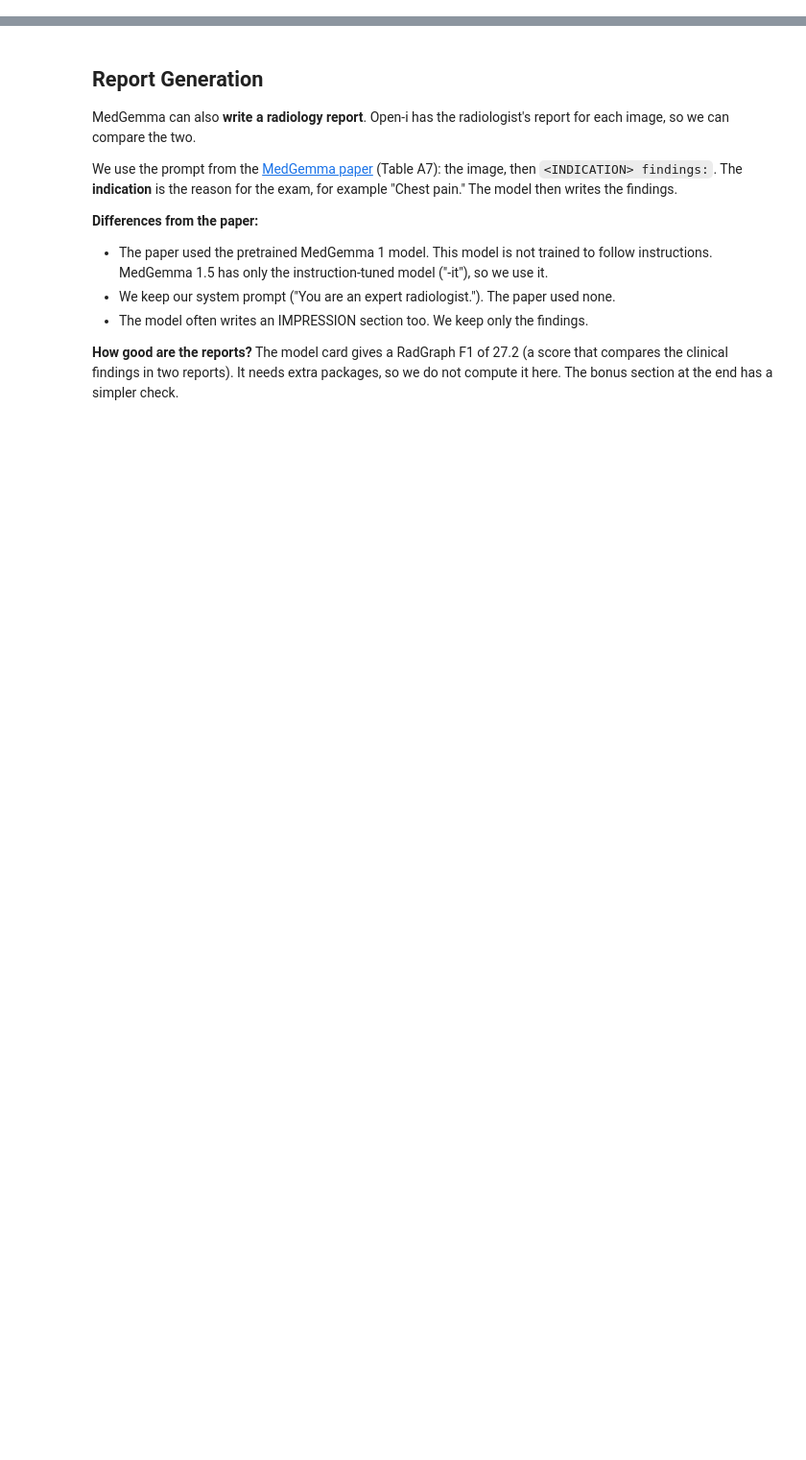
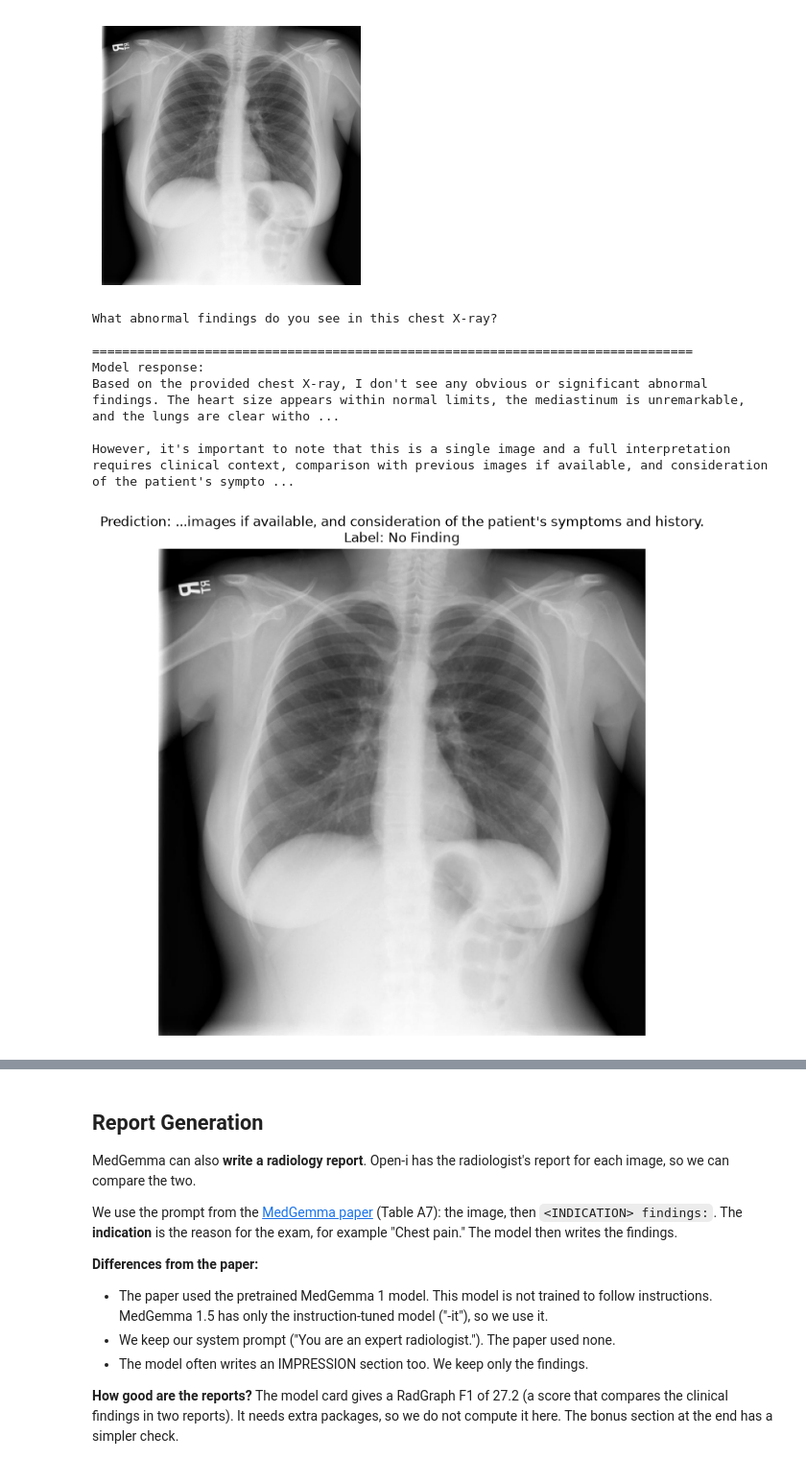
Before and after one commit to f10409/MedGemma_demo, a Jupyter notebook: 1_medgemma_demo.ipynb, the cells around one changed output, grey strips where cells are left out. Shown at 96% size. Drawn from its saved outputs; the diff is of its cells as text; code cells hidden in the pictures; blank space fills up the shorter version.

```diff
--- a/1_medgemma_demo.ipynb
+++ b/1_medgemma_demo.ipynb
@@ -364,9 +0,0 @@ Change the prompt and run it again. For example, ask the question in other words
-# %%
-prompt = "Is the heart enlarged in this chest X-ray? Answer yes or no."
-
-example = examples_eval[10]  # you can select other sample
-messages = zeroshot.format_data(example, "Cardiomegaly", prompt)
-print_prompt(messages)
-
-output = pipe(text=messages, max_new_tokens=200, return_full_text=False)
-display_prediction(output, example, figsize=(8, 8))
@@ -504,0 +180,26 @@ wrong[["Pathology", "Condition", "Label", "Prediction", "Response"]].head(10)
+# %%
+# Load the MedGemma 1.5 model
+model_id = "google/medgemma-1.5-4b-it"
+print("🔄 Loading MedGemma 1.5 model...")
+
+transformers.logging.set_verbosity_error()  # Hide repeated generation warnings
+
+# Simple API: https://huggingface.co/docs/transformers/en/main_classes/pipelines
+try:
+    pipe = pipeline(
+        "image-text-to-text",
+        model=model_id,
+        dtype=torch.bfloat16,
+        device="cuda",
+    )
+
+    # Configure for deterministic output (greedy decoding)
+    pipe.model.generation_config.do_sample = False
+    print("✅ MedGemma 1.5 model loaded successfully!")
+
+except Exception as e:
+    print(f"❌ Error loading model: {str(e)}")
+    print(
+        "💡 Check that you accepted the model terms on Hugging Face and that a GPU is selected."
+    )
+    raise
@@ -504,0 +349,11 @@ wrong[["Pathology", "Condition", "Label", "Prediction", "Response"]].head(10)
+# %%
+prompt = "What abnormal findings do you see in this chest X-ray?"
+
+example = examples_eval[10]  # you can select other sample
+messages = zeroshot.format_data(example, "Cardiomegaly", prompt)  # The condition is not used when you give a prompt
+print_prompt(messages)
+
+output = pipe(text=messages, max_new_tokens=300, return_full_text=False)  # Open answers are longer than yes/no
+print(f"Model response:\n{output[0]['generated_text'].strip()}\n")
+display_prediction(output, example, figsize=(8, 8))
+# %% [output]
@@ -504,0 +371,9 @@ wrong[["Pathology", "Condition", "Label", "Prediction", "Response"]].head(10)
+[figure, added]
+What abnormal findings do you see in this chest X-ray?
+
+================================================================================
+Model response:
+Based on the provided chest X-ray, I don't see any obvious or significant abnormal findings. The heart size appears within normal limits, the mediastinum is unremarkable, and the lungs are clear witho ...
+
+However, it's important to note that this is a single image and a full interpretation requires clinical context, comparison with previous images if available, and consideration of the patient's sympto ...
+[figure, added]
```
Also changed, not shown: parts of 77 cells of this notebook, 2 other files.
